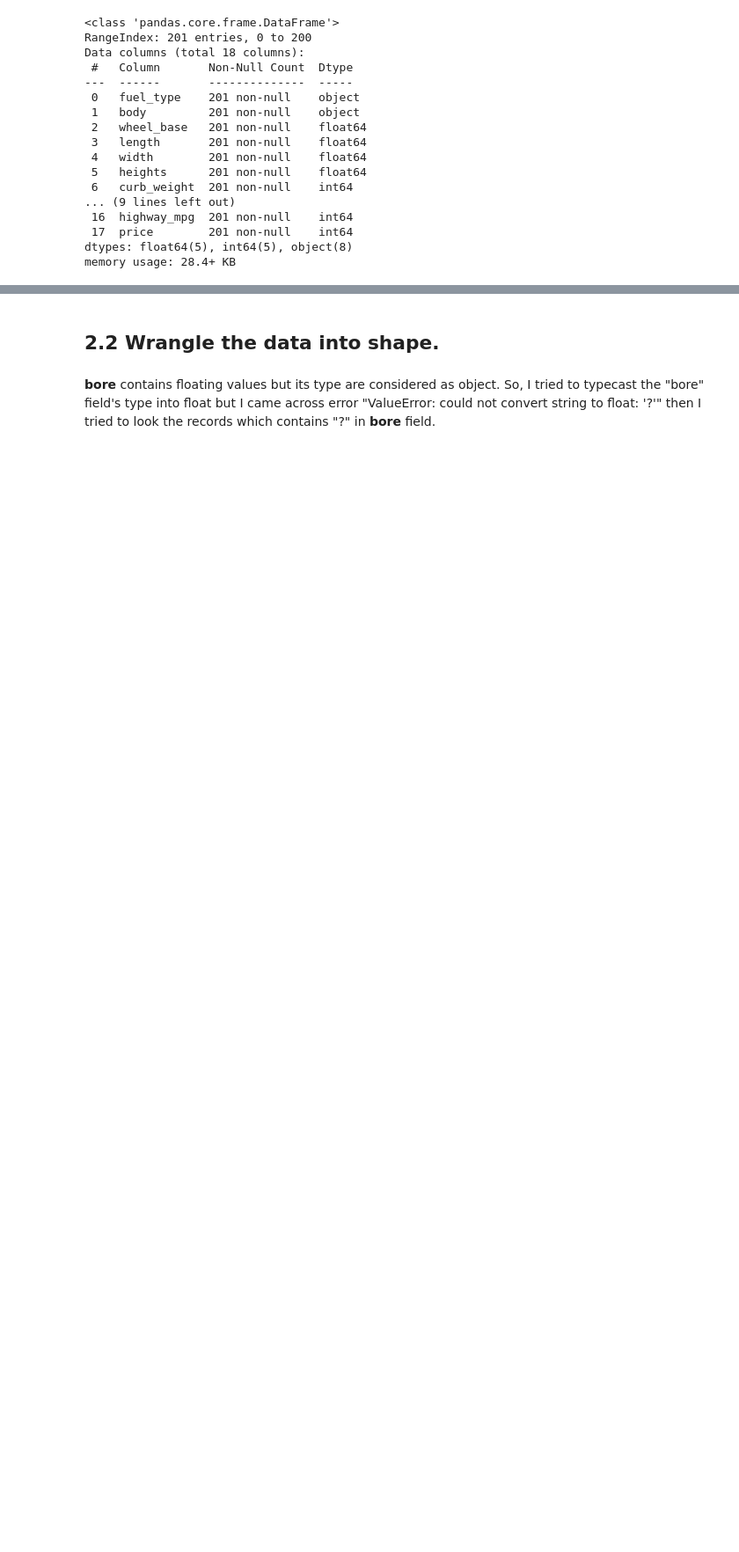
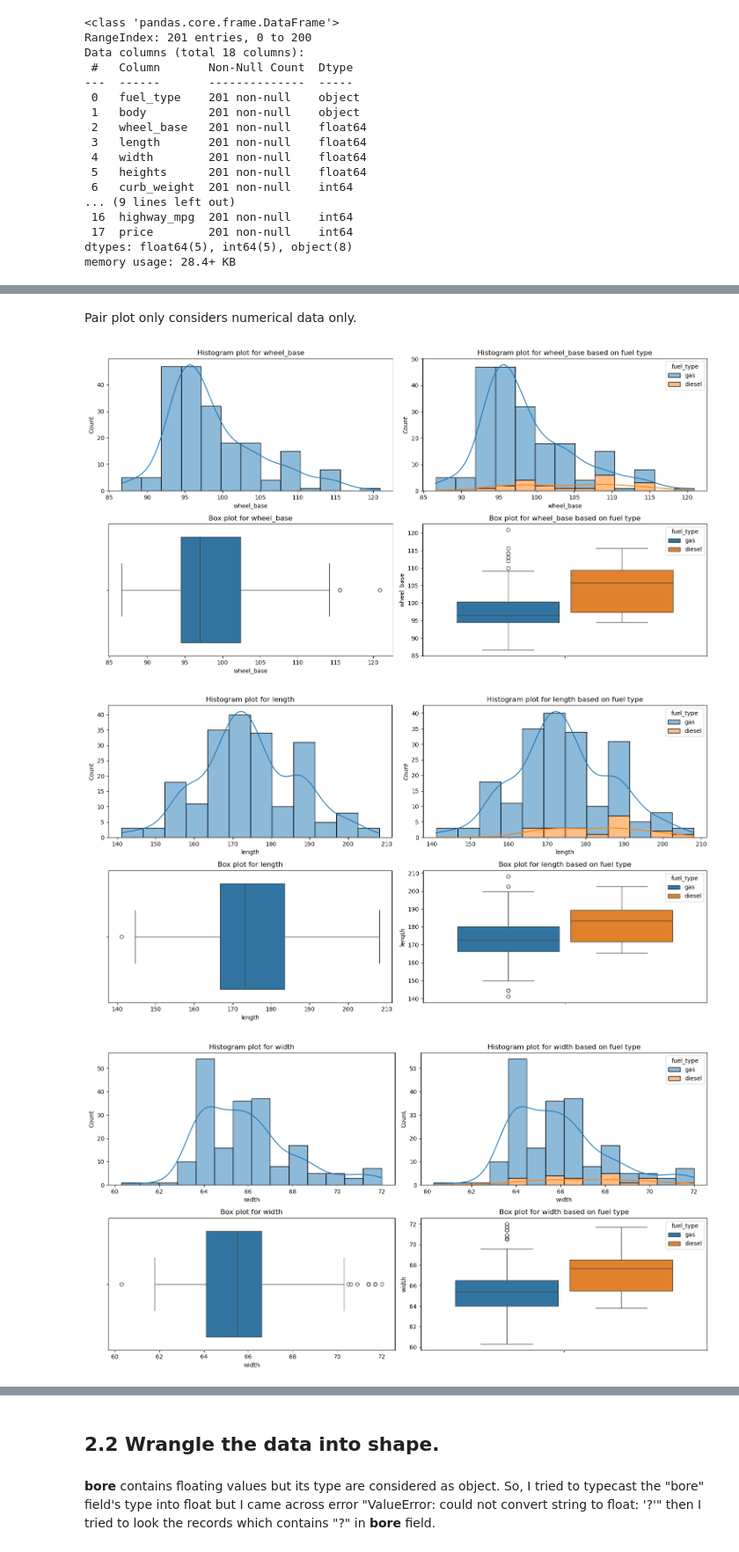
Before and after one commit to buddhathapa12/PrespectiveOnDataScience, a Jupyter notebook: ClassificationAnalysis/E923Q669_CS746_HW5_Classification.ipynb, the cells around one changed output, grey strips where cells are left out. Shown at 88% size. Cells and saved outputs as stored; diff of their text form; code cells hidden in the pictures; blank space fills up the shorter version.

```diff
--- a/ClassificationAnalysis/E923Q669_CS746_HW5_Classification.ipynb
+++ b/ClassificationAnalysis/E923Q669_CS746_HW5_Classification.ipynb
@@ -146,0 +172,26 @@ memory usage: 28.4+ KB
+# %% [markdown]
+Pair plot only considers numerical data only.
+# %%
+# Histogram and box plot for numerical datatypes.
+df_numerical = df.select_dtypes("number")
+
+for column_name in df_numerical.columns:
+    fig, axs = plt.subplots(2, 2, figsize = (15, 8))
+    sns.histplot(data= df_numerical, x= column_name,kde= True, ax= axs[0, 0])
+    axs[0, 0].set_title(f"Histogram plot for {column_name}")
+
+    sns.histplot(data= df_numerical, x= column_name,hue= df["fuel_type"], kde= True, multiple="stack", ax= axs[0, 1])
+    axs[0, 1].set_title(f"Histogram plot for {column_name} based on fuel type")
+
+    sns.boxplot(data= df_numerical, x= column_name, ax= axs[1, 0])
+    axs[1, 0].set_title(f"Box plot for {column_name}")
+
+    sns.boxplot(data= df_numerical, y= column_name, hue= df["fuel_type"], ax= axs[1, 1], gap=  0.1)
+    axs[1, 1].set_title(f"Box plot for {column_name} based on fuel type")
+
+    plt.tight_layout()
+    plt.show()
+# %% [output]
+[figure, added]
+[figure, added]
+[figure, added]
```
Also changed, not shown: parts of 7 cells of this notebook.
